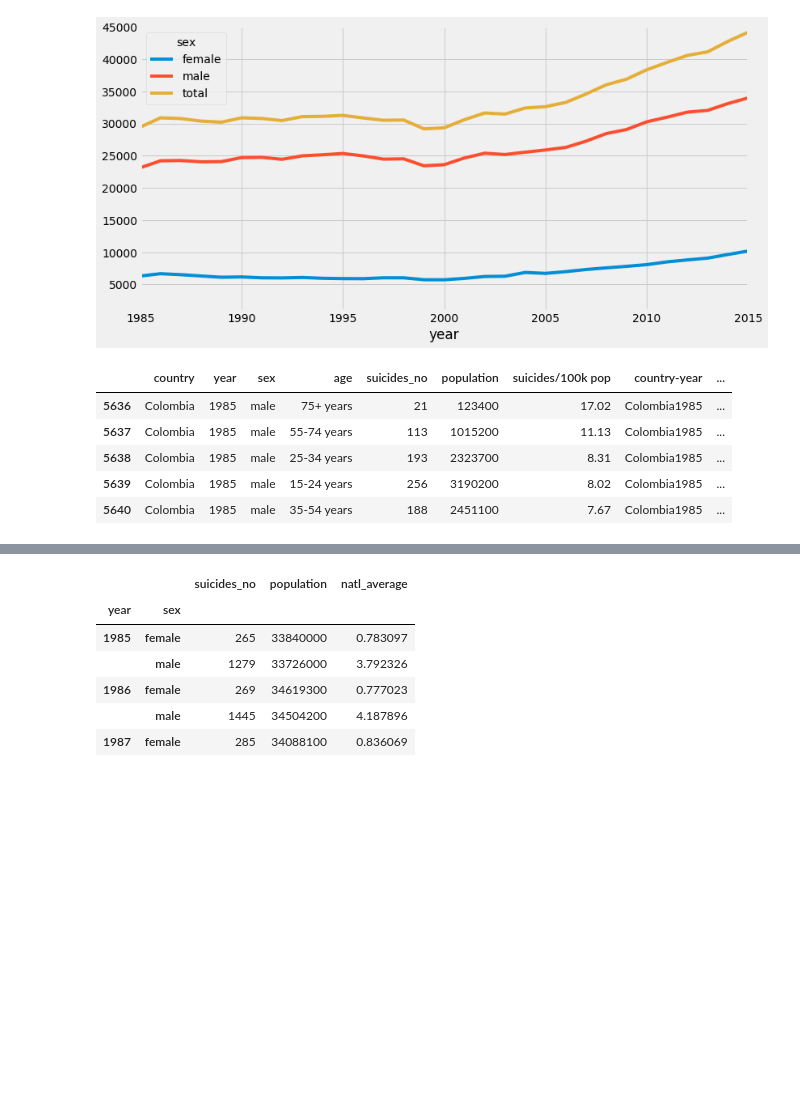
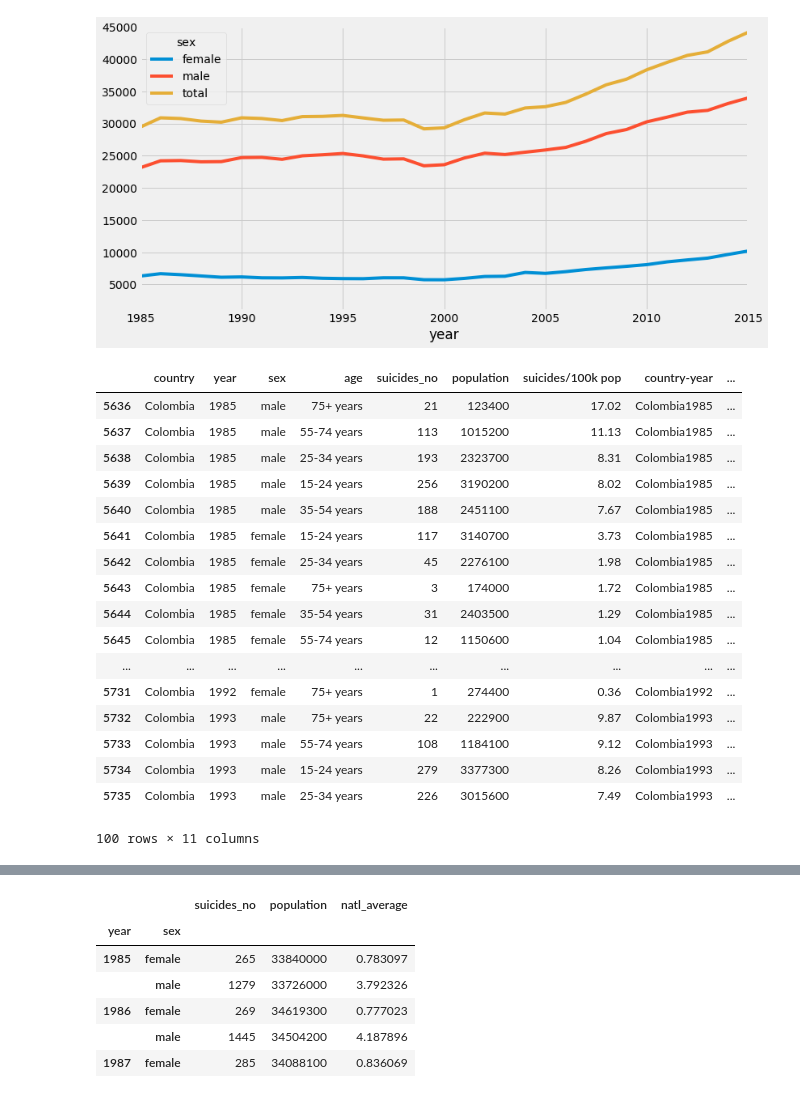
Before and after one commit to carandu/suicide_topics, a Jupyter notebook: suicide_topics.ipynb, the cells around one changed output, grey strips where cells are left out. Cells and saved outputs as stored; diff of their text form; code cells hidden in the pictures; blank space fills up the shorter version.

```diff
--- a/suicide_topics.ipynb
+++ b/suicide_topics.ipynb
@@ -274,14 +276,26 @@ plt.show()
 # %%
 #creating new dataframes for Mexico and Colombia
 col = df[df.country == 'Colombia']
 mex = df[df.country == 'Mexico']
 col = df.loc[df['country'] == 'Colombia']
 mex = df.loc[df['country'] == 'Mexico']
-col.head()
+col.head(100)
 # %% [output]
 |  | country | year | sex | age | suicides_no | population | suicides/100k pop | country-year | ... |
 | 5636 | Colombia | 1985 | male | 75+ years | 21 | 123400 | 17.02 | Colombia1985 | ... |
 | 5637 | Colombia | 1985 | male | 55-74 years | 113 | 1015200 | 11.13 | Colombia1985 | ... |
 | 5638 | Colombia | 1985 | male | 25-34 years | 193 | 2323700 | 8.31 | Colombia1985 | ... |
 | 5639 | Colombia | 1985 | male | 15-24 years | 256 | 3190200 | 8.02 | Colombia1985 | ... |
 | 5640 | Colombia | 1985 | male | 35-54 years | 188 | 2451100 | 7.67 | Colombia1985 | ... |
+| 5641 | Colombia | 1985 | female | 15-24 years | 117 | 3140700 | 3.73 | Colombia1985 | ... |
+| 5642 | Colombia | 1985 | female | 25-34 years | 45 | 2276100 | 1.98 | Colombia1985 | ... |
+| 5643 | Colombia | 1985 | female | 75+ years | 3 | 174000 | 1.72 | Colombia1985 | ... |
+| 5644 | Colombia | 1985 | female | 35-54 years | 31 | 2403500 | 1.29 | Colombia1985 | ... |
+| 5645 | Colombia | 1985 | female | 55-74 years | 12 | 1150600 | 1.04 | Colombia1985 | ... |
+| ... | ... | ... | ... | ... | ... | ... | ... | ... | ... |
+| 5731 | Colombia | 1992 | female | 75+ years | 1 | 274400 | 0.36 | Colombia1992 | ... |
+| 5732 | Colombia | 1993 | male | 75+ years | 22 | 222900 | 9.87 | Colombia1993 | ... |
+| 5733 | Colombia | 1993 | male | 55-74 years | 108 | 1184100 | 9.12 | Colombia1993 | ... |
+| 5734 | Colombia | 1993 | male | 15-24 years | 279 | 3377300 | 8.26 | Colombia1993 | ... |
+| 5735 | Colombia | 1993 | male | 25-34 years | 226 | 3015600 | 7.49 | Colombia1993 | ... |
+100 rows × 11 columns
```
Also changed, not shown: parts of 12 cells of this notebook.
